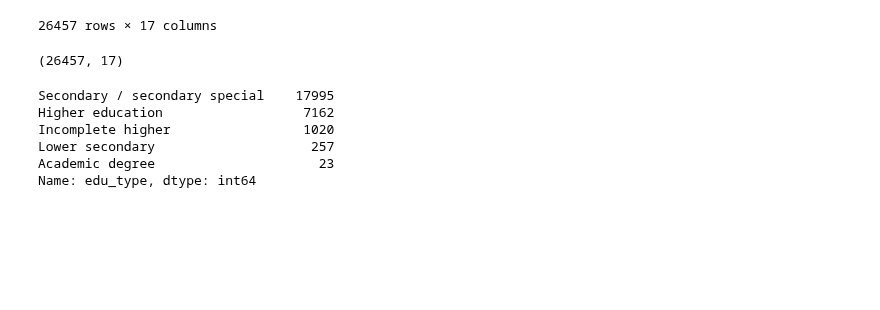
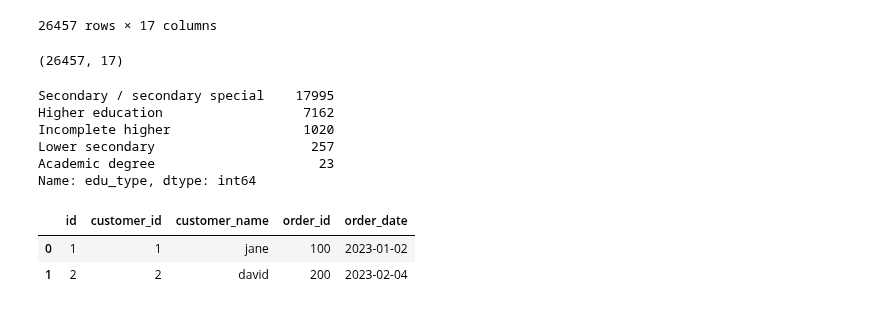
Before and after one commit to chw8207/python-seminar, a Jupyter notebook: 2월17일.ipynb, the cells around one changed output. Drawn from its saved outputs; the diff is of its cells as text; code cells hidden in the pictures; blank space fills up the shorter version.

```diff
--- a/2월17일.ipynb
+++ b/2월17일.ipynb
@@ -179,3 +179,10 @@ order_date = ['2023-01-02','2023-02-04','2023-02-17']
 df1 = pd.DataFrame(zip(id1, customer_id, customer_name),
                    columns = ['id', 'customer_id', 'customer_name'])
 df2 = pd.DataFrame(zip(id2, order_id, order_date), columns = ['id', 'order_id', 'order_date'])
+# %%
+# inner_join
+pd.merge(df1, df2, on='id', how='inner')
+# %% [output]
+|  | id | customer_id | customer_name | order_id | order_date |
+| 0 | 1 | 1 | jane | 100 | 2023-01-02 |
+| 1 | 2 | 2 | david | 200 | 2023-02-04 |
```
